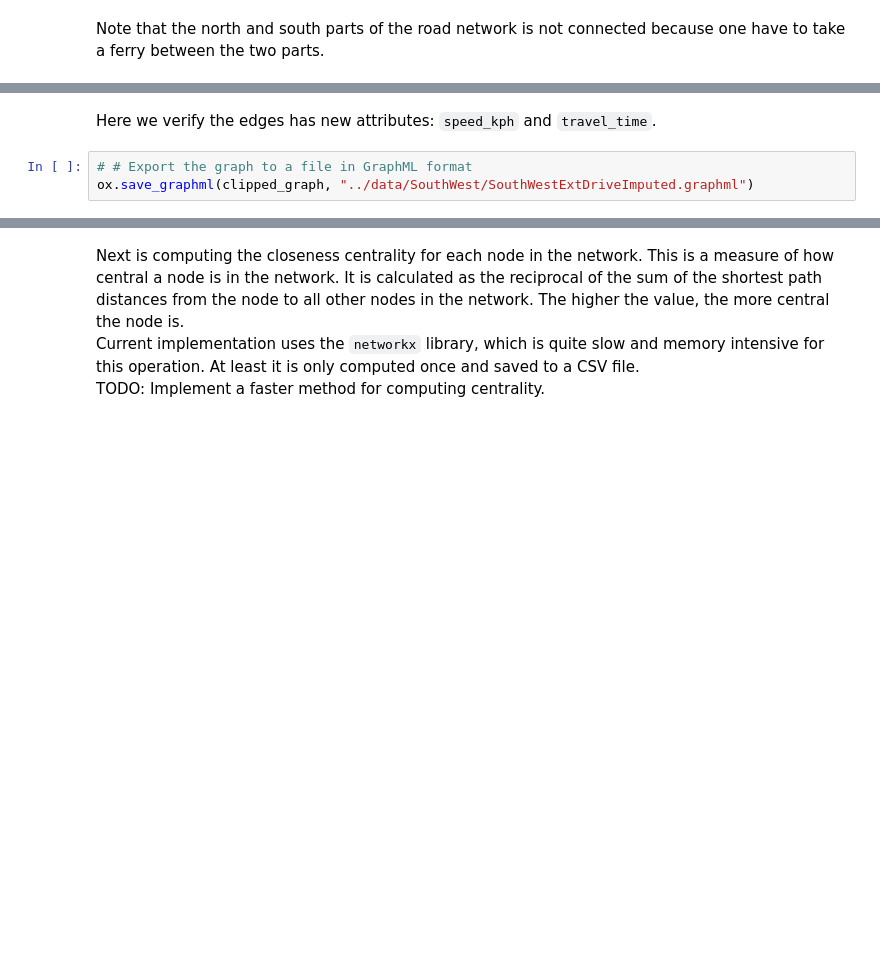
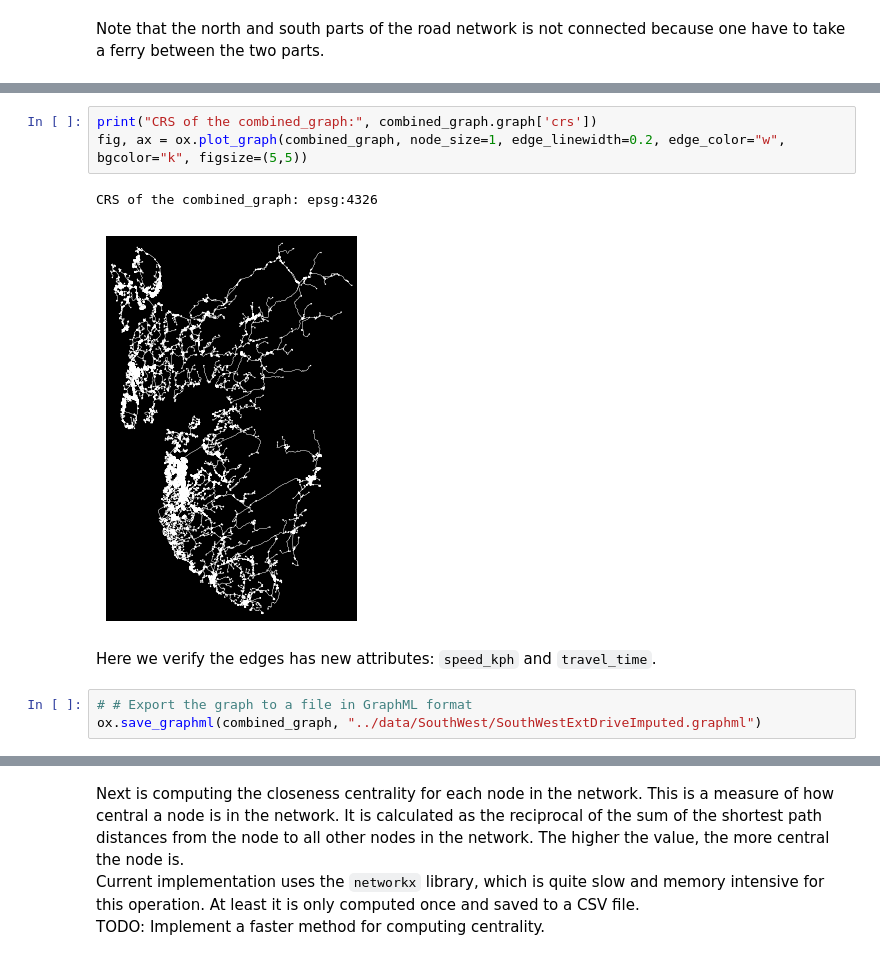
Before and after one commit to torhaa1/Response_Time_Minimization, a Jupyter notebook: preprocessing/29_preprocess_SouthWest_district.ipynb, the cells around one changed output, grey strips where cells are left out. Cells and saved outputs as stored; diff of their text form; blank space fills up the shorter version.

```diff
--- a/preprocessing/29_preprocess_SouthWest_district.ipynb
+++ b/preprocessing/29_preprocess_SouthWest_district.ipynb
@@ -274,8 +296,14 @@ SouthWest_gdf_edges.head(2)
 | u | v | key |  |  |  |  |  |  |  |  |  | ... |
 | 60894741 | 676852078 | 0 | 53581260 | 4276 | Mongveien | secondary | 80 | False | False | 1798.083 | LINESTRING (6.11283 58.38039, 6.1... | ... |
 |  | 6498309502 | 0 | 692276023 | 44 | Sokndalsveien | primary | 80 | False | False | 1271.272 | LINESTRING (6.11283 58.38039, 6.1... | ... |
+# %%
+print("CRS of the combined_graph:", combined_graph.graph['crs'])
+fig, ax = ox.plot_graph(combined_graph, node_size=1, edge_linewidth=0.2, edge_color="w", bgcolor="k", figsize=(5,5))
+# %% [output]
+CRS of the combined_graph: epsg:4326
+[figure, added]
 # %% [markdown]
 Here we verify the edges has new attributes: `speed_kph` and `travel_time`.
 # %%
 # # Export the graph to a file in GraphML format
-ox.save_graphml(clipped_graph, "../data/SouthWest/SouthWestExtDriveImputed.graphml")
+ox.save_graphml(combined_graph, "../data/SouthWest/SouthWestExtDriveImputed.graphml")
```
Also changed, not shown: parts of 22 cells of this notebook, 1 other file.
